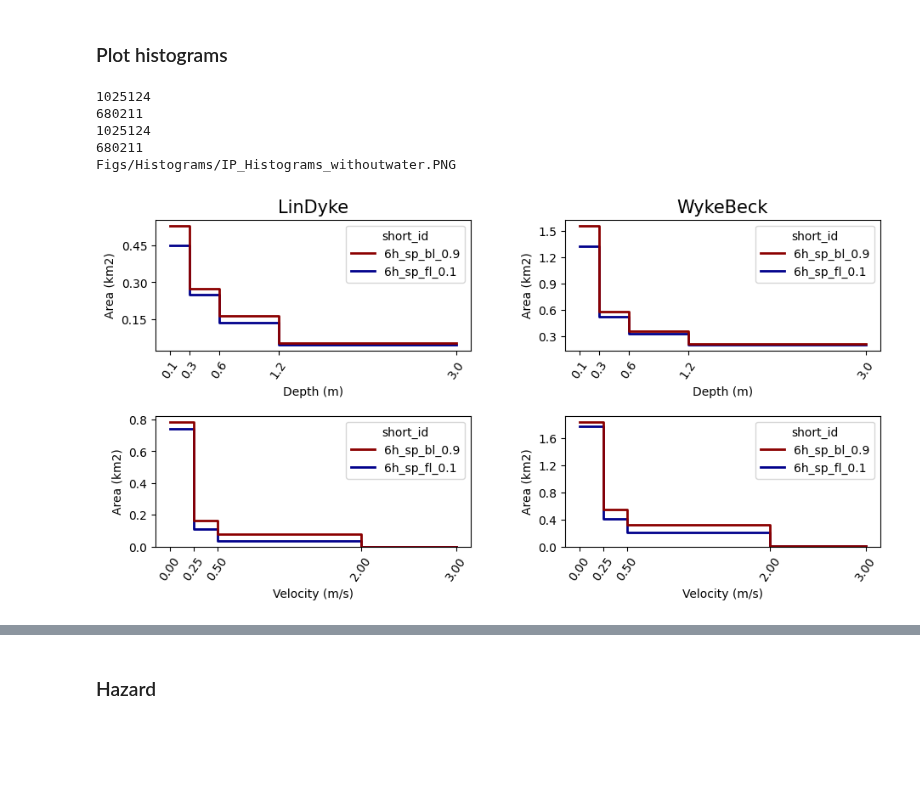
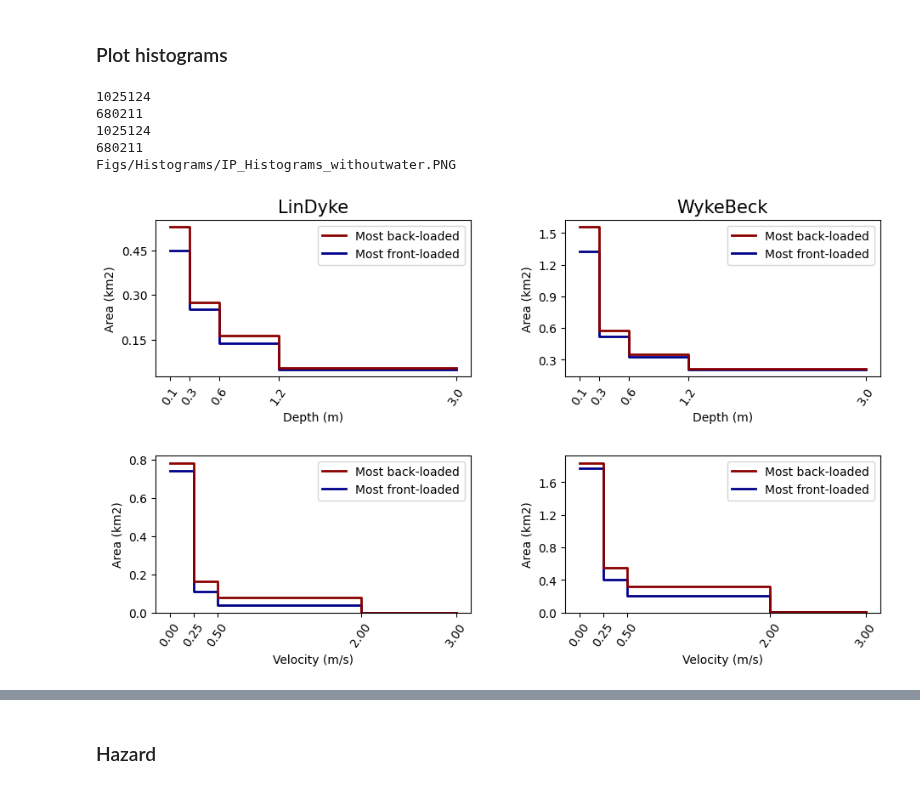
Before and after one commit to masher92/UKCP18, a Jupyter notebook: CatchmentAnalysis/PlotsForPaper/PlotsForPaper.ipynb, the cells around one changed output, grey strips where cells are left out. Drawn from its saved outputs; the diff is of its cells as text; code cells hidden in the pictures; blank space fills up the shorter version.

```diff
--- a/CatchmentAnalysis/PlotsForPaper/PlotsForPaper.ipynb
+++ b/CatchmentAnalysis/PlotsForPaper/PlotsForPaper.ipynb
@@ -273,6 +291,15 @@ individual_cell_values_ip_ld= pd.read_csv("../ProcessModelResults/Outputs/Data/I
 individual_cell_values_ip_wb=pd.read_csv("../ProcessModelResults/Outputs/Data/IdealisedProfiles/WykeBeck/individual_cell_values_export.csv")
 individual_cell_values_op_ld= pd.read_csv("../ProcessModelResults/Outputs/Data/ObservedProfiles/LinDyke/individual_cell_values_notwetlands.csv")
 individual_cell_values_op_wb= pd.read_csv("../ProcessModelResults/Outputs/Data/ObservedProfiles/WykeBeck/individual_cell_values_export.csv")
+# %%
+di_i = {"6h_sp_bl_0.9": "Most back-loaded", "6h_sp_fl_0.1": "Most front-loaded"}
+di_o = {"6h_c5": "Most back-loaded", "6h_c8": "Most front-loaded"}
+
+
+individual_cell_values_ip_ld.replace({"short_id": di_i},inplace=True)
+individual_cell_values_ip_wb.replace({"short_id": di_i},inplace=True)
+individual_cell_values_op_ld.replace({"short_id": di_o},inplace=True)
+individual_cell_values_op_wb.replace({"short_id": di_o},inplace=True)
 # %%
 # individual_cell_values_ip = [individual_cell_values_ip_ld,individual_cell_values_ip_wb]
 # individual_cell_values_op = [individual_cell_values_op_ld,individual_cell_values_op_wb]
@@ -292,7 +319,7 @@ def plot_histogram_weighted (individual_cell_values_dict, profiles_name, profile
     variables = ['Depth', 'Depth', 'Velocity', 'Velocity']
 
     # Set up figure
-    fig, axs = plt.subplots(ncols= 2, nrows=2, sharey=False,figsize =(11,5), gridspec_kw={'hspace':0.5, 'wspace': 0.3})
+    fig, axs = plt.subplots(ncols= 2, nrows=2, sharey=False,figsize =(11,6), gridspec_kw={'hspace':0.5, 'wspace': 0.3})
     dfs=[]
 
     for ax_number, ax in enumerate(axs.flatten()):
@@ -346,6 +373,8 @@ def plot_histogram_weighted (individual_cell_values_dict, profiles_name, profile
         ax.yaxis.set_major_locator(plt.MaxNLocator(5))
         ax.set_xlabel (label)
 
+        ax.get_legend().set_title("")
+
         # Set title
         if variable_name == 'Depth':
             ax.set_title(catchment_name, fontsize=15)
@@ -397,15 +426,15 @@ def plot_histogram_weighted (individual_cell_values_dict, profiles_name, profile
 # df_idealised = plot_histogram_weighted(individual_cell_values_ip_dict, 'Idealised','IP','6h_sp_fl_0.1', '6h_sp_bl_0.9',
 #                                        filter_out_water = False, title= True)
 # %%
-df_idealised_nowater = plot_histogram_weighted(individual_cell_values_ip_dict, 'Idealised','IP','6h_sp_fl_0.1', '6h_sp_bl_0.9',
-                                       filter_out_water = True,title= True)
+df_idealised_nowater = plot_histogram_weighted(individual_cell_values_ip_dict, 'Idealised','IP','Most front-loaded',
+                                               'Most back-loaded', filter_out_water = True,title= True)
 # %% [output]
 1025124
 680211
 1025124
 680211
 Figs/Histograms/IP_Histograms_withoutwater.PNG
-[figure, old version]
+[figure, new version]
 # %%
 # df_observed = plot_histogram_weighted(individual_cell_values_op_dict,'Observed','OP','6h_c8', '6h_c5' ,
 #                                       filter_out_water = False,  title= True)
```
Also changed, not shown: parts of 7 cells of this notebook, 29 other files.
